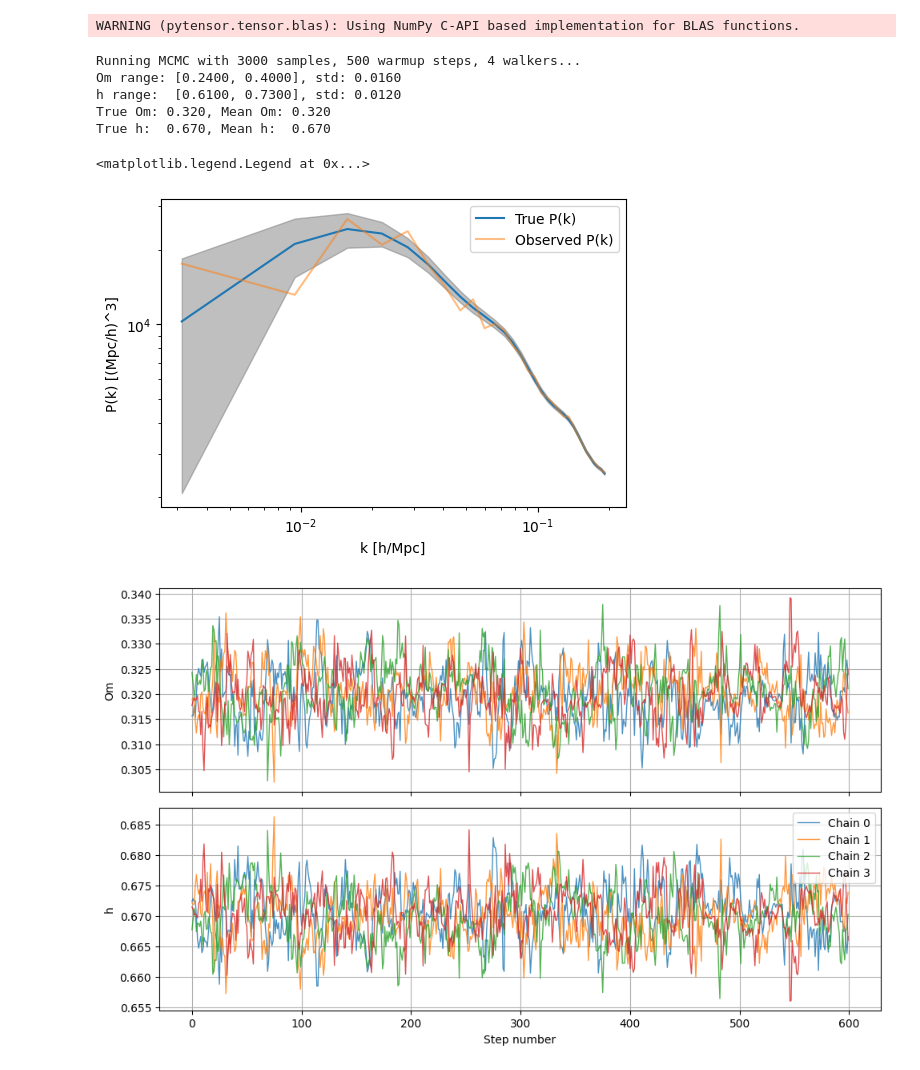
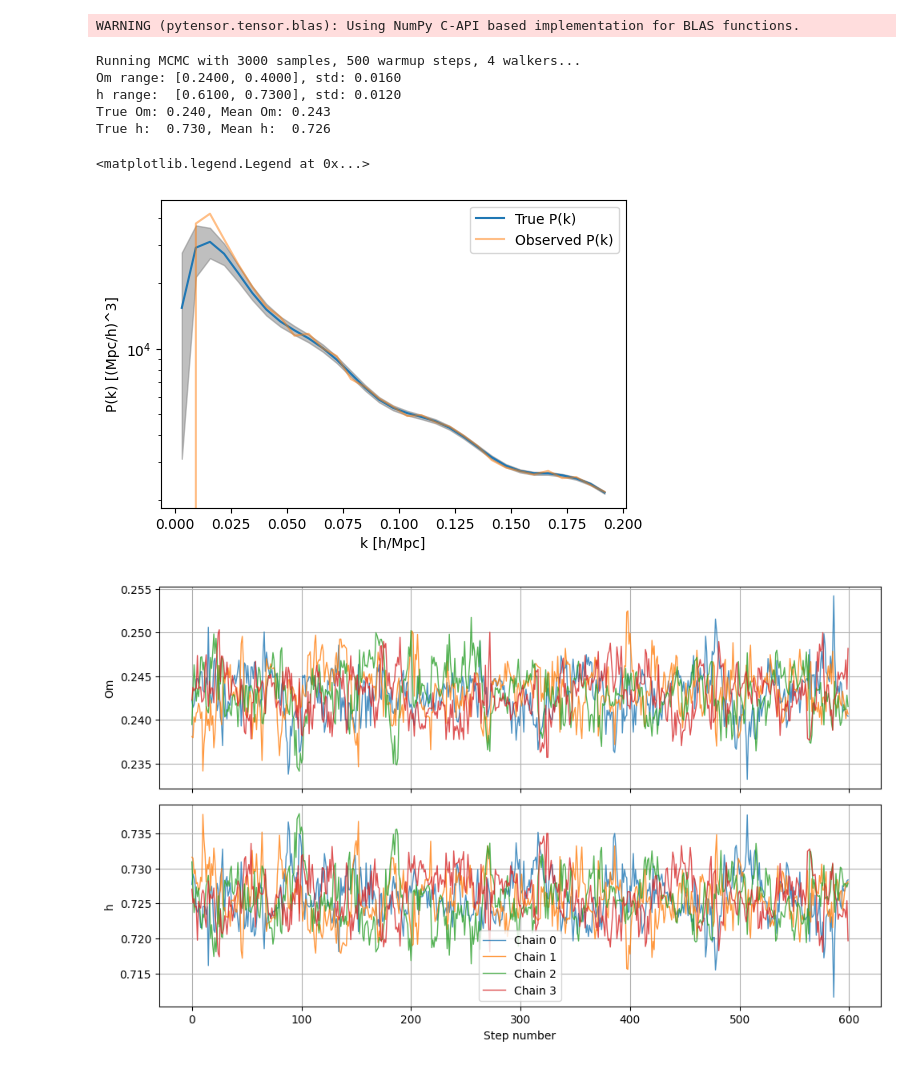
Before and after one commit to chaipattira/tailed-uniform-sbi, a Jupyter notebook: notebooks/mcmc-gaussian-matt.ipynb, the cells around one changed output. Cells and saved outputs as stored; diff of their text form; code cells hidden in the pictures.

Commit message:
mcmc notebook with new plotting

```diff
--- a/notebooks/mcmc-gaussian-matt.ipynb
+++ b/notebooks/mcmc-gaussian-matt.ipynb
@@ -223,7 +221,10 @@ def run_mcmc_inference(
 
     return samples_np, sampler
 # %%
-theta_true = np.array([0.32, 0.67])  # [Om, h]
+# theta_true = np.array([0.40, 0.61])  # [Om, h]
+# theta_true = np.array([0.24, 0.61])  # [Om, h]
+# theta_true = np.array([0.40, 0.73])  # [Om, h]
+theta_true = np.array([0.24, 0.73])  # [Om, h]
 
 # Get noiseless prediction
 P_theory_true = forward_model_deterministic(theta_true)
@@ -248,21 +249,21 @@ print(f"True h:  {theta_true[1]:.3f}, Mean h:  {np.mean(samples['h']):.3f}")
 Running MCMC with 3000 samples, 500 warmup steps, 4 walkers...
 Om range: [0.2400, 0.4000], std: 0.0160
 h range:  [0.6100, 0.7300], std: 0.0120
-True Om: 0.320, Mean Om: 0.320
-True h:  0.670, Mean h:  0.670
+True Om: 0.240, Mean Om: 0.243
+True h:  0.730, Mean h:  0.726
 # %%
 f, ax = plt.subplots(1, 1, figsize=(6, 4))
-ax.loglog()
+ax.semilogy()
 ax.plot(kcenters, P_theory_true, label='True P(k)')
 ax.plot(kcenters, x_obs, label='Observed P(k)', alpha=0.5)
 ax.fill_between(kcenters, P_theory_true - std_true,
                 P_theory_true + std_true, color='gray', alpha=0.5)
 ax.set_xlabel('k [h/Mpc]')
 ax.set_ylabel('P(k) [(Mpc/h)^3]')
 ax.legend()
 # %% [output]
 <matplotlib.legend.Legend at 0x...>
-[figure, old version]
+[figure, new version]
 # %%
 chain = sampler.get_chain()
 fig, axes = plt.subplots(2, 1, figsize=(10, 6), sharex=True)
@@ -282,7 +283,7 @@ axes[-1].legend()
 plt.tight_layout()
 plt.show()
 # %% [output]
-[figure, old version]
+[figure, new version]
 # %%
 from scipy.stats import norm
 
```
Also changed, not shown: parts of 3 cells of this notebook.
